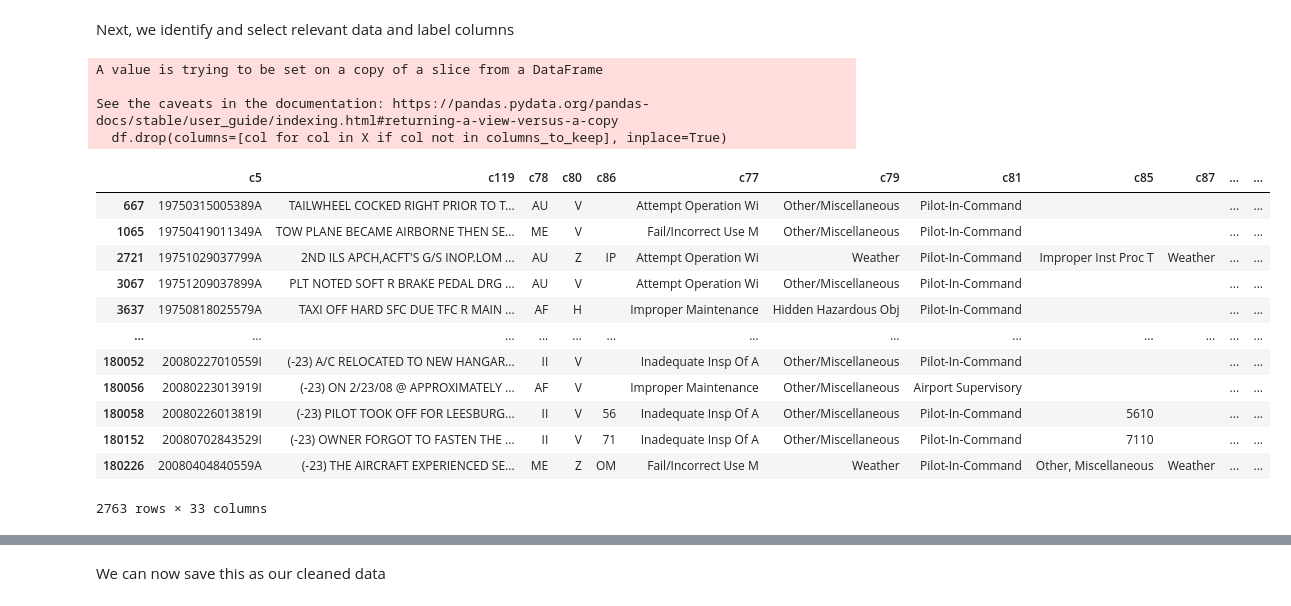
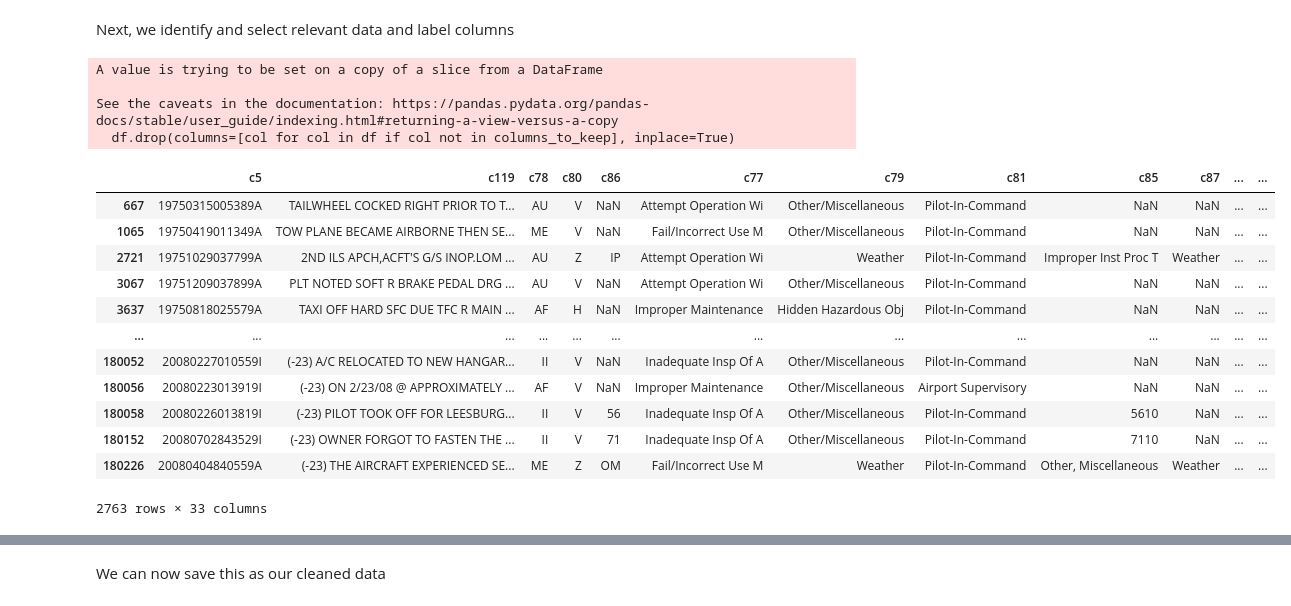
Before and after one commit to nd-crane/nbdev-framework-example, a Jupyter notebook: nbs/01_Cleaning_Data.ipynb, the cells around one changed output, grey strips where cells are left out. Drawn from its saved outputs; the diff is of its cells as text; code cells hidden in the pictures.

```diff
--- a/nbs/01_Cleaning_Data.ipynb
+++ b/nbs/01_Cleaning_Data.ipynb
@@ -81,25 +81,25 @@ Next, we identify and select relevant data and label columns
 # %%
 text_columns = ['c119','c77','c79','c81', 'c85', 'c87', 'c89', 'c91', 'c93', 'c95', 'c97', 'c99', 'c101', 'c103', 'c105', 'c107', 'c109', 'c131', 'c133', 'c135', 'c137', 'c146', 'c148', 'c150', 'c154','c161', 'c163', 'c183', 'c191']
 label_columns = ['c78', 'c80', 'c86', 'c5']
 
 columns_to_keep = text_columns + label_columns
-df.drop(columns=[col for col in X if col not in columns_to_keep], inplace=True)
+df.drop(columns=[col for col in df if col not in columns_to_keep], inplace=True)
 df
 # %% [output]
 A value is trying to be set on a copy of a slice from a DataFrame
 
 See the caveats in the documentation: https://pandas.pydata.org/pandas-docs/stable/user_guide/indexing.html#returning-a-view-versus-a-copy
-  df.drop(columns=[col for col in X if col not in columns_to_keep], inplace=True)
+  df.drop(columns=[col for col in df if col not in columns_to_keep], inplace=True)
 |  | c5 | c119 | c78 | c80 | c86 | c77 | c79 | c81 | c85 | c87 | ... | ... |
-| 667 | 19750315005389A | TAILWHEEL COCKED RIGHT PRIOR TO T... | AU | V |  | Attempt Operation Wi | Other/Miscellaneous | Pilot-In-Command |  |  | ... | ... |
-| 1065 | 19750419011349A | TOW PLANE BECAME AIRBORNE THEN SE... | ME | V |  | Fail/Incorrect Use M | Other/Miscellaneous | Pilot-In-Command |  |  | ... | ... |
+| 667 | 19750315005389A | TAILWHEEL COCKED RIGHT PRIOR TO T... | AU | V | NaN | Attempt Operation Wi | Other/Miscellaneous | Pilot-In-Command | NaN | NaN | ... | ... |
+| 1065 | 19750419011349A | TOW PLANE BECAME AIRBORNE THEN SE... | ME | V | NaN | Fail/Incorrect Use M | Other/Miscellaneous | Pilot-In-Command | NaN | NaN | ... | ... |
 | 2721 | 19751029037799A | 2ND ILS APCH,ACFT'S G/S INOP.LOM ... | AU | Z | IP | Attempt Operation Wi | Weather | Pilot-In-Command | Improper Inst Proc T | Weather | ... | ... |
-| 3067 | 19751209037899A | PLT NOTED SOFT R BRAKE PEDAL DRG ... | AU | V |  | Attempt Operation Wi | Other/Miscellaneous | Pilot-In-Command |  |  | ... | ... |
-| 3637 | 19750818025579A | TAXI OFF HARD SFC DUE TFC R MAIN ... | AF | H |  | Improper Maintenance | Hidden Hazardous Obj | Pilot-In-Command |  |  | ... | ... |
+| 3067 | 19751209037899A | PLT NOTED SOFT R BRAKE PEDAL DRG ... | AU | V | NaN | Attempt Operation Wi | Other/Miscellaneous | Pilot-In-Command | NaN | NaN | ... | ... |
+| 3637 | 19750818025579A | TAXI OFF HARD SFC DUE TFC R MAIN ... | AF | H | NaN | Improper Maintenance | Hidden Hazardous Obj | Pilot-In-Command | NaN | NaN | ... | ... |
 | ... | ... | ... | ... | ... | ... | ... | ... | ... | ... | ... | ... | ... |
-| 180052 | 20080227010559I | (-23) A/C RELOCATED TO NEW HANGAR... | II | V |  | Inadequate Insp Of A | Other/Miscellaneous | Pilot-In-Command |  |  | ... | ... |
-| 180056 | 20080223013919I | (-23) ON 2/23/08 @ APPROXIMATELY ... | AF | V |  | Improper Maintenance | Other/Miscellaneous | Airport Supervisory |  |  | ... | ... |
-| 180058 | 20080226013819I | (-23) PILOT TOOK OFF FOR LEESBURG... | II | V | 56 | Inadequate Insp Of A | Other/Miscellaneous | Pilot-In-Command | 5610 |  | ... | ... |
-| 180152 | 20080702843529I | (-23) OWNER FORGOT TO FASTEN THE ... | II | V | 71 | Inadequate Insp Of A | Other/Miscellaneous | Pilot-In-Command | 7110 |  | ... | ... |
+| 180052 | 20080227010559I | (-23) A/C RELOCATED TO NEW HANGAR... | II | V | NaN | Inadequate Insp Of A | Other/Miscellaneous | Pilot-In-Command | NaN | NaN | ... | ... |
+| 180056 | 20080223013919I | (-23) ON 2/23/08 @ APPROXIMATELY ... | AF | V | NaN | Improper Maintenance | Other/Miscellaneous | Airport Supervisory | NaN | NaN | ... | ... |
+| 180058 | 20080226013819I | (-23) PILOT TOOK OFF FOR LEESBURG... | II | V | 56 | Inadequate Insp Of A | Other/Miscellaneous | Pilot-In-Command | 5610 | NaN | ... | ... |
+| 180152 | 20080702843529I | (-23) OWNER FORGOT TO FASTEN THE ... | II | V | 71 | Inadequate Insp Of A | Other/Miscellaneous | Pilot-In-Command | 7110 | NaN | ... | ... |
 | 180226 | 20080404840559A | (-23) THE AIRCRAFT EXPERIENCED SE... | ME | Z | OM | Fail/Incorrect Use M | Weather | Pilot-In-Command | Other, Miscellaneous | Weather | ... | ... |
 2763 rows × 33 columns
```
Also changed, not shown: parts of 5 cells of this notebook, 3 other files.
